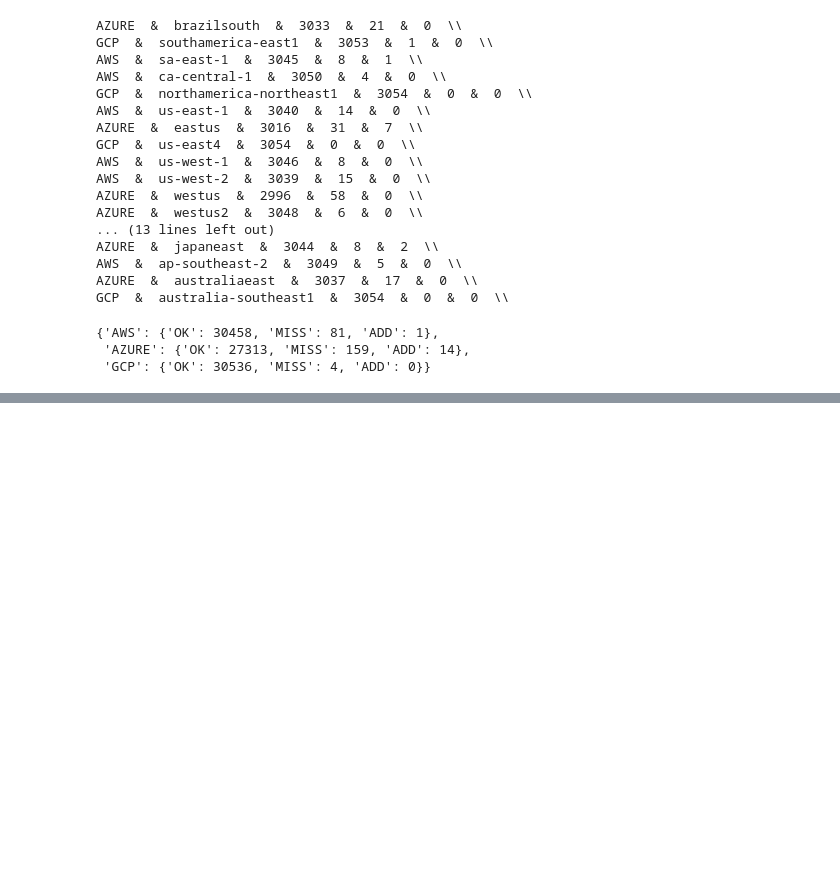
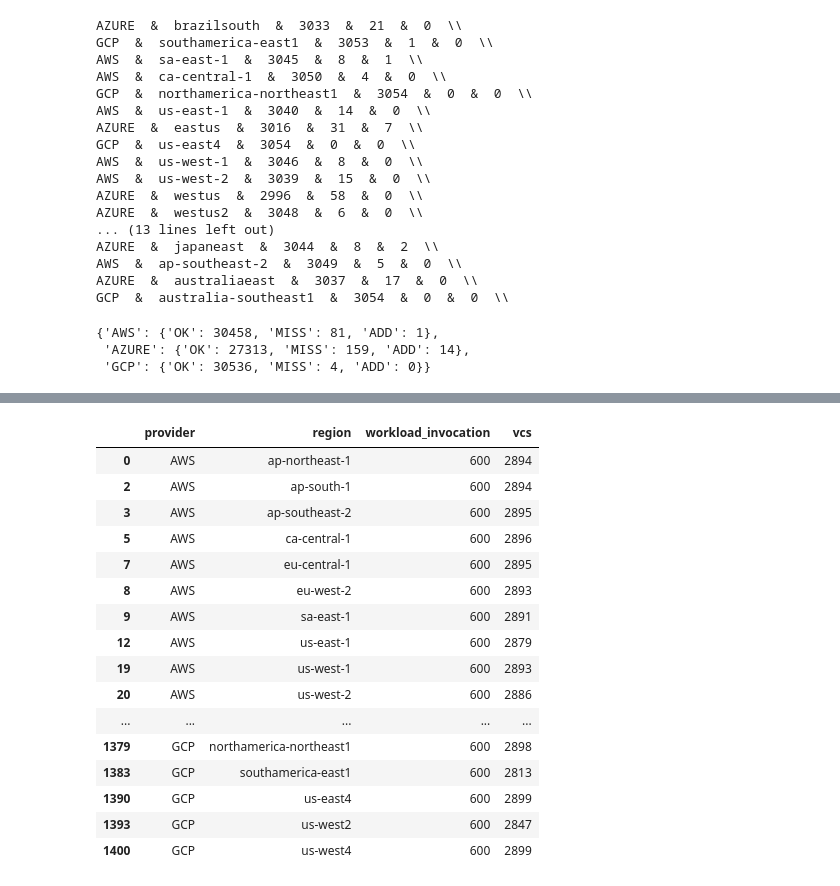
Before and after one commit to l8518/geot-faas, a Jupyter notebook: 030_collection_data.ipynb, the cells around one changed output, grey strips where cells are left out. Drawn from its saved outputs; the diff is of its cells as text; code cells hidden in the pictures; blank space fills up the shorter version.

```diff
--- a/030_collection_data.ipynb
+++ b/030_collection_data.ipynb
@@ -65,0 +204,20 @@ GCP  &  australia-southeast1  &  3054  &  0  &  0  \\
+# %%
+iwcs[iwcs['workload_invocation'] == 600]
+# %% [output]
+|  | provider | region | workload_invocation | vcs |
+| 0 | AWS | ap-northeast-1 | 600 | 2894 |
+| 2 | AWS | ap-south-1 | 600 | 2894 |
+| 3 | AWS | ap-southeast-2 | 600 | 2895 |
+| 5 | AWS | ca-central-1 | 600 | 2896 |
+| 7 | AWS | eu-central-1 | 600 | 2895 |
+| 8 | AWS | eu-west-2 | 600 | 2893 |
+| 9 | AWS | sa-east-1 | 600 | 2891 |
+| 12 | AWS | us-east-1 | 600 | 2879 |
+| 19 | AWS | us-west-1 | 600 | 2893 |
+| 20 | AWS | us-west-2 | 600 | 2886 |
+| ... | ... | ... | ... | ... |
+| 1379 | GCP | northamerica-northeast1 | 600 | 2898 |
+| 1383 | GCP | southamerica-east1 | 600 | 2813 |
+| 1390 | GCP | us-east4 | 600 | 2899 |
+| 1393 | GCP | us-west2 | 600 | 2847 |
+| 1400 | GCP | us-west4 | 600 | 2899 |
```
Also changed, not shown: parts of 11 cells of this notebook, 6 other files.
